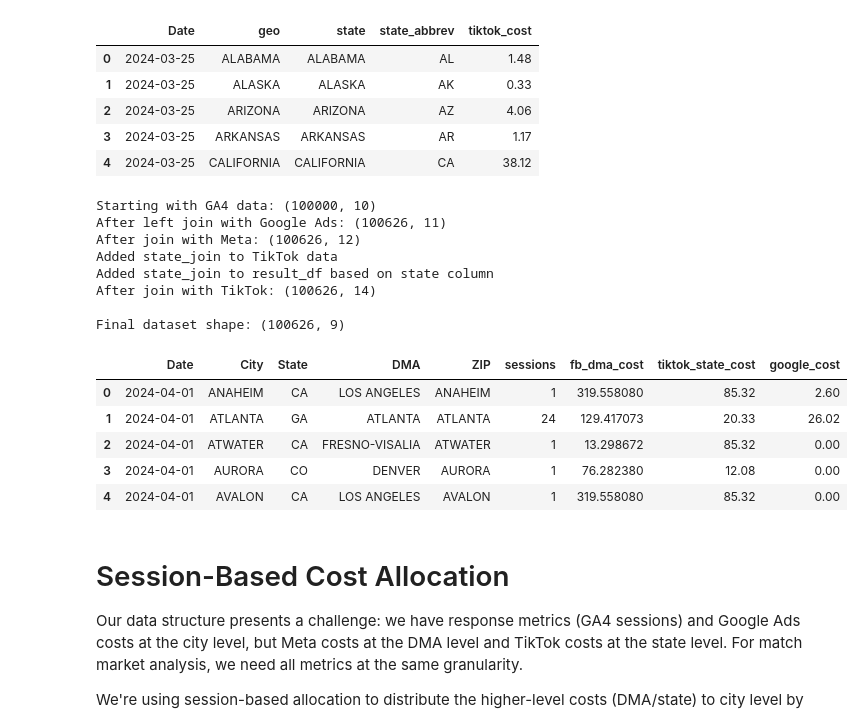
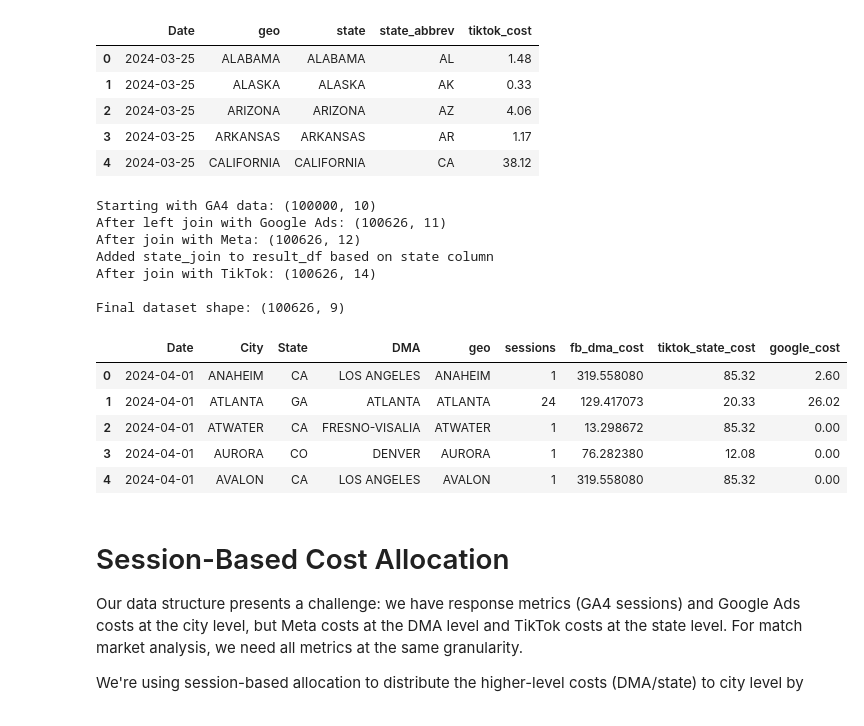
Before and after one commit to Glenn-Harless/geo-causal-inference, a Jupyter notebook: notebooks/cost_response_dataset_join.ipynb, the cells around one changed output. Cells and saved outputs as stored; diff of their text form; code cells hidden in the pictures.

```diff
--- a/notebooks/cost_response_dataset_join.ipynb
+++ b/notebooks/cost_response_dataset_join.ipynb
@@ -481,36 +481,35 @@ cost_cols = ['gads_cost', 'meta_cost', 'tiktok_cost']
 available_cost_cols = [col for col in cost_cols if col in result_df.columns]
 result_df[available_cost_cols] = result_df[available_cost_cols].fillna(0)
 
 # Select and rename final columns
 final_cols = {
     'Date': 'Date',
     'city': 'City',
     'state': 'State',
     'dma_name': 'DMA',
-    'geo': 'ZIP',
+    'geo': 'geo',
     'response': 'sessions',  # Changed from 'Sessions' to 'response'
     'meta_cost': 'fb_dma_cost',
     'tiktok_cost': 'tiktok_state_cost',
     'gads_cost': 'google_cost'
 }
 
 # Keep only the columns that exist in the result
 available_cols = [col for col in final_cols.keys() if col in result_df.columns]
 final_df = result_df[available_cols].rename(columns={col: final_cols[col] for col in available_cols})
 
 print(f"\nFinal dataset shape: {final_df.shape}")
 
 final_df.head()
 # %% [output]
 Starting with GA4 data: (100000, 10)
 After left join with Google Ads: (100626, 11)
 After join with Meta: (100626, 12)
-Added state_join to TikTok data
 Added state_join to result_df based on state column
 After join with TikTok: (100626, 14)
 
 Final dataset shape: (100626, 9)
-|  | Date | City | State | DMA | ZIP | sessions | fb_dma_cost | tiktok_state_cost | google_cost |
+|  | Date | City | State | DMA | geo | sessions | fb_dma_cost | tiktok_state_cost | google_cost |
 | 0 | 2024-04-01 | ANAHEIM | CA | LOS ANGELES | ANAHEIM | 1 | 319.558080 | 85.32 | 2.60 |
 | 1 | 2024-04-01 | ATLANTA | GA | ATLANTA | ATLANTA | 24 | 129.417073 | 20.33 | 26.02 |
 | 2 | 2024-04-01 | ATWATER | CA | FRESNO-VISALIA | ATWATER | 1 | 13.298672 | 85.32 | 0.00 |
```
Also changed, not shown: parts of 15 cells of this notebook.
